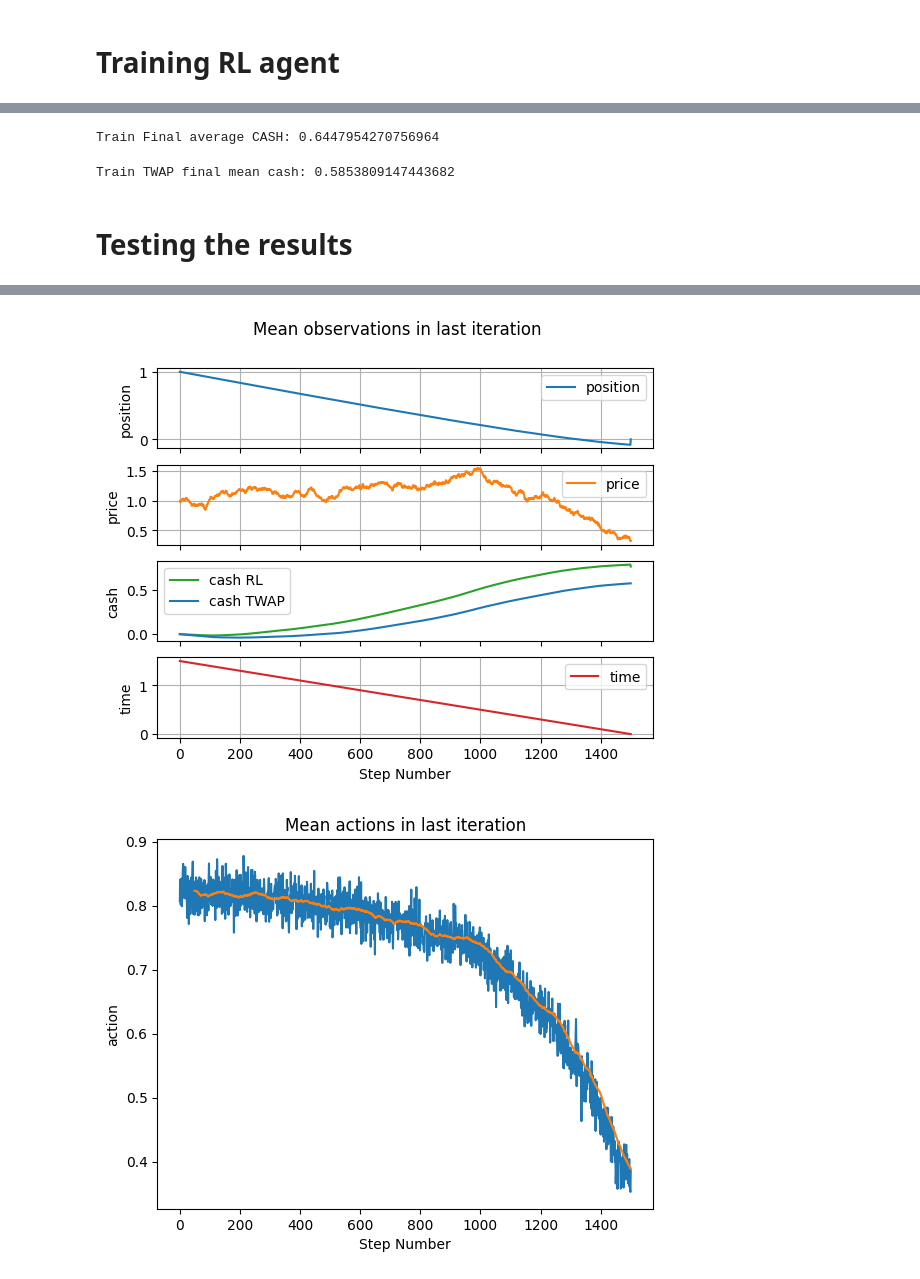
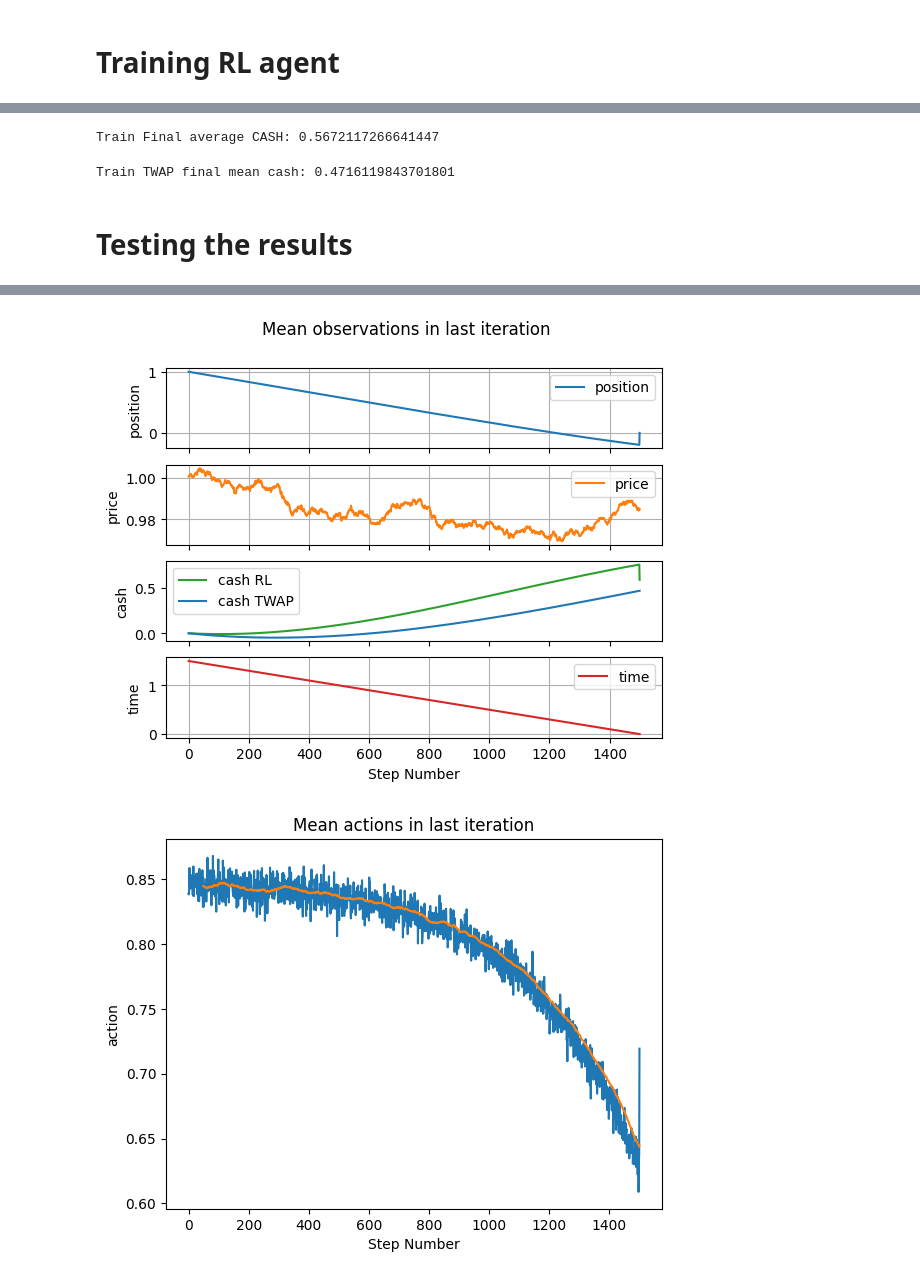
Before and after one commit to Matteus1904/RL_Optimal_Execution, a Jupyter notebook: actor_critic.ipynb, the cells around one changed output, grey strips where cells are left out. Saved outputs shown, nothing was run; the diff lists cells and outputs as text; code cells hidden in the pictures.

```diff
--- a/actor_critic.ipynb
+++ b/actor_critic.ipynb
@@ -252,7 +252,7 @@ np.random.seed(SEED)
 torch.manual_seed(SEED)
 random.seed(SEED)
 
-system = MarketSystem(tpi = 0.01, ppi = 0.001, volatility = 1, tc = 0.01, inventory_risk = 0.001)
+system = MarketSystem(tpi = 0.01, ppi = 0.001, volatility = 0.1, tc = 0.01, inventory_risk = 0.001)
 simulator = EM_Simulator(
     system, N_steps=1500, step_size=0.001, state_init=np.array([[1.0, 1.0, 0.0, 1.502],[1.0, 1.0, 0.0, 1.502]]).T
 )
@@ -309,7 +309,7 @@ scenario = MonteCarloSimulationScenario(
     policy=policy,
     critic=critic,
     N_episodes=6,
-    N_iterations=15,
+    N_iterations=16,
     termination_criterion=trivial_terminantion_criterion,
     discount_factor=discount_factor,
 )
@@ -330,25 +330,21 @@ scenario.plot_data()
 # %%
 print('Train Final average CASH:', scenario.last_observations.groupby(scenario.last_observations.index).mean()[2].values[-1])
 # %% [output]
-Train Final average CASH: 0.6447954270756964
+Train Final average CASH: 0.5672117266641447
 # %%
 print('Train TWAP final mean cash:', pd.DataFrame(scenario.twap).mean().iloc[-1])
 # %% [output]
-Train TWAP final mean cash: 0.5853809147443682
+Train TWAP final mean cash: 0.4716119843701801
 # %% [markdown]
 # Testing the results
 # %%
-SEED = 0xC0FFEE
-np.random.seed(SEED)
-torch.manual_seed(SEED)
-random.seed(SEED)
 scenario2 = MonteCarloSimulationScenario(
     train_mode=False,
     simulator=simulator,
     system=system,
     policy=policy,
     critic=critic,
-    N_episodes=6,
+    N_episodes=40,
     N_iterations=1,
     termination_criterion=trivial_terminantion_criterion,
     discount_factor=discount_factor,
@@ -368,5 +364,5 @@ scenario2.plot_data()
-[figure, old version]
+[figure, new version]
-[figure, old version]
+[figure, new version]
 # %%
 print('Test Final average CASH:', scenario2.last_observations.groupby(scenario2.last_observations.index).mean()[2].values[-1])
 # %% [output]
```
Also changed, not shown: parts of 6 cells of this notebook, 9 other files.
